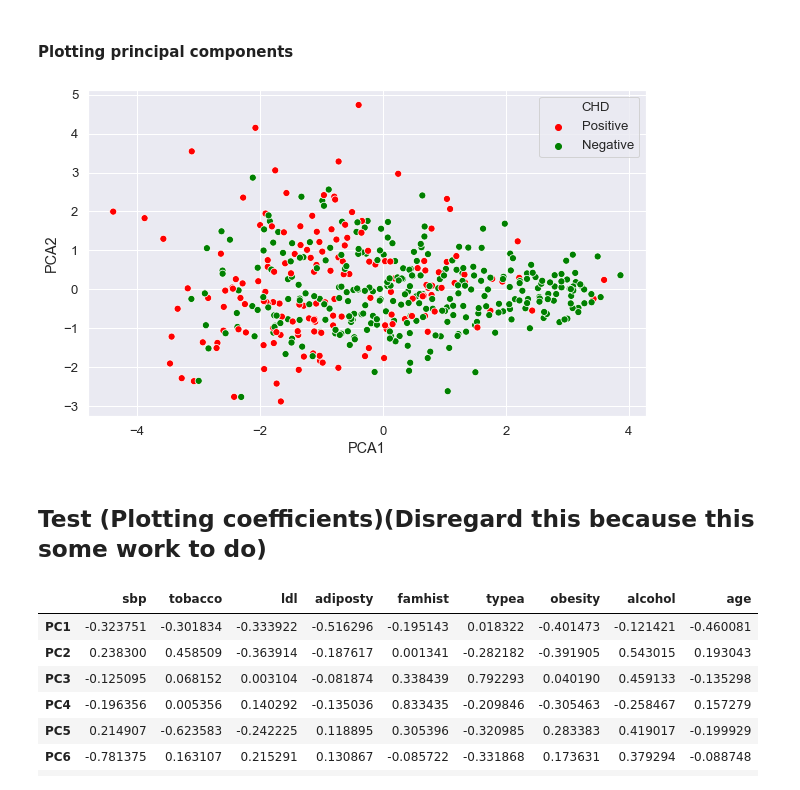
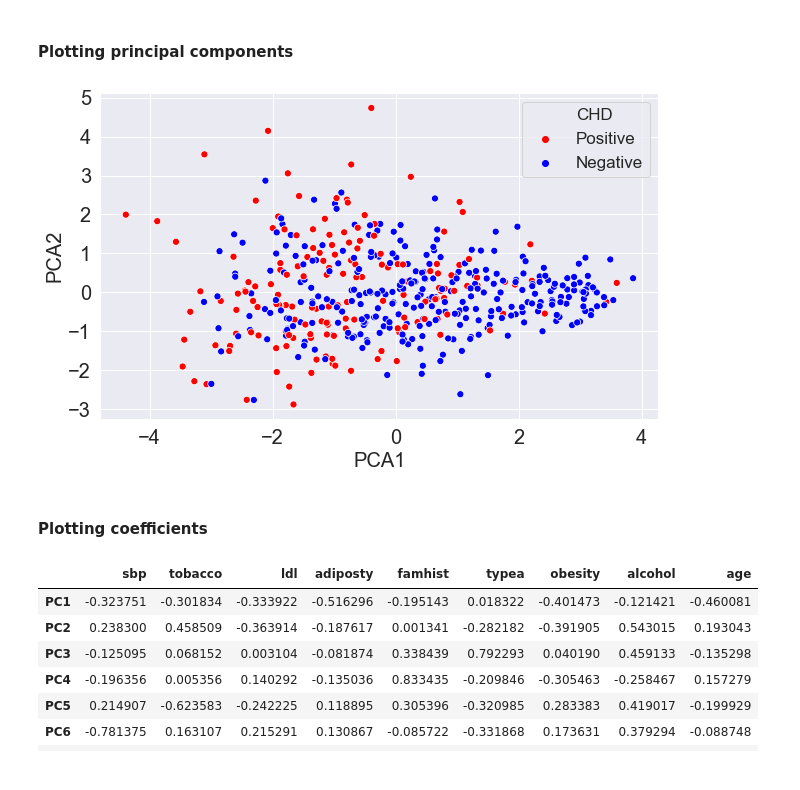
Before and after one commit to KrishnaMohinani/SAheart, a Jupyter notebook: SA Heart.ipynb, the cells around one changed output. Cells and saved outputs as stored; diff of their text form; code cells hidden in the pictures.

```diff
--- a/SA Heart.ipynb
+++ b/SA Heart.ipynb
@@ -21,5 +18,5 @@ https://www.kaggle.com/yassinehamdaoui1/cardiovascular-disease/notebooks
 # %%
-df = pd.read_csv('SAheart.csv')
+df = pd.read_csv('https://raw.githubusercontent.com/KrishnaMohinani/SAheart/main/SAheart.csv')
 df = df.drop(columns=['row.names'])
 df
 # %% [output]
@@ -224,3 +211,11 @@ fig.suptitle('Histogram of all features', fontsize=20, fontweight='bold');
 # %% [markdown]
 ## Checking the correlation
+# %%
+correlation_df = pd.read_csv('https://web.stanford.edu/~hastie/ElemStatLearn/datasets/SAheart.data')
+correlation_df = correlation_df.drop(columns=['row.names'])
+correlation_df['CHD'] = data_fmh['response, coronary heart disease']
+
+dic2 = {'Present':1, 'Absent':0}
+correlation_df['famhist'] = correlation_df['famhist'].replace(dic)
+corr = correlation_df.corr()
 # %%
@@ -354,18 +375,21 @@ array([0.32053161, 0.45354627, 0.5730742 , 0.67804275, 0.77091703,
 # %%
 V = VT.T
 Z = SD @ V
 
 color_dict = dict({'Positive':'red',
-                  'Negative':'green',
+                  'Negative':'blue',
                   })
 
 fig, ax = plt.subplots(figsize=(10, 6))
 sns.scatterplot(x = Z[0], y = Z[1],hue=correlation_df['CHD'],s=50 ,palette=color_dict)
-plt.xlabel("PCA1")
-plt.ylabel("PCA2")
+plt.xlabel("PCA1",fontsize=20)
+plt.xticks(fontsize=20)
+plt.yticks(fontsize=20)
+plt.ylabel("PCA2",fontsize=20)
+plt.legend(fontsize=17)
 plt.show()
 # %% [output]
-[figure, old version]
+[figure, new version]
-# %% [markdown]
-## Test (Plotting coefficients)(Disregard this because this some work to do)
+# %% [markdown]
+#### Plotting coefficients
 # %%
```
Also changed, not shown: parts of 15 cells of this notebook.
